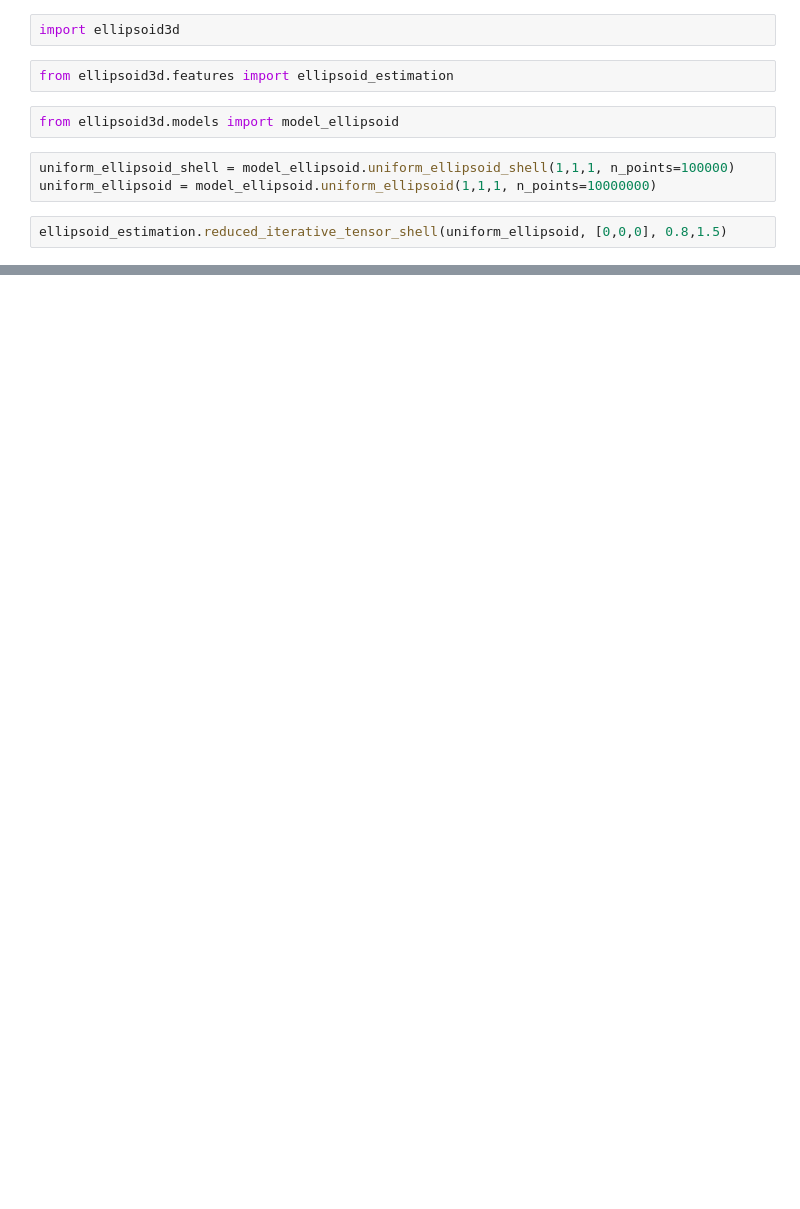
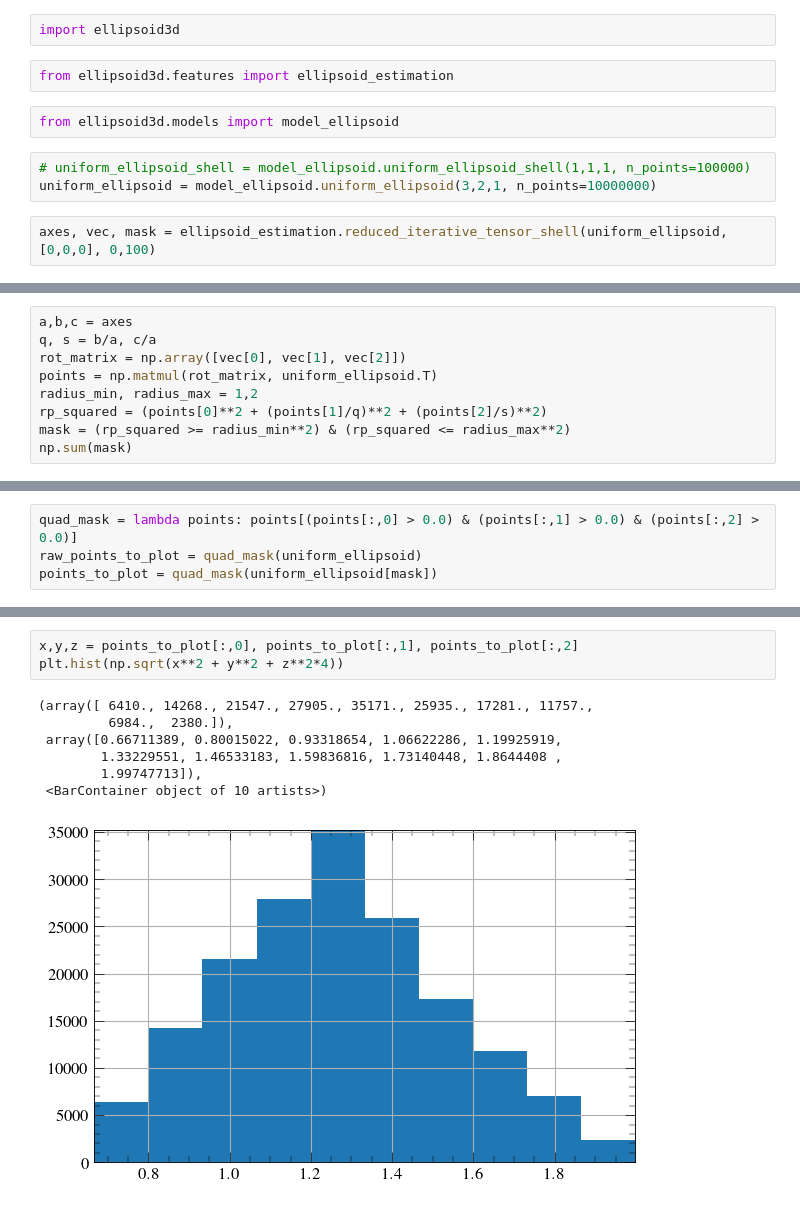
Before and after one commit to zhouconghao/ellipsoid_3d, a Jupyter notebook: notebooks/ellisoid_fitting_methods.ipynb, the cells around one changed output, grey strips where cells are left out. Drawn from its saved outputs; the diff is of its cells as text; blank space fills up the shorter version.

Commit message:
update visualization and calculation scripts

```diff
--- a/notebooks/ellisoid_fitting_methods.ipynb
+++ b/notebooks/ellisoid_fitting_methods.ipynb
@@ -12,8 +14,8 @@ from ellipsoid3d.features import ellipsoid_estimation
 # %%
 from ellipsoid3d.models import model_ellipsoid
 # %%
-uniform_ellipsoid_shell = model_ellipsoid.uniform_ellipsoid_shell(1,1,1, n_points=100000)
-uniform_ellipsoid = model_ellipsoid.uniform_ellipsoid(1,1,1, n_points=10000000)
+# uniform_ellipsoid_shell = model_ellipsoid.uniform_ellipsoid_shell(1,1,1, n_points=100000)
+uniform_ellipsoid = model_ellipsoid.uniform_ellipsoid(3,2,1, n_points=10000000)
 # %%
-ellipsoid_estimation.reduced_iterative_tensor_shell(uniform_ellipsoid, [0,0,0], 0.8,1.5)
+axes, vec, mask = ellipsoid_estimation.reduced_iterative_tensor_shell(uniform_ellipsoid, [0,0,0], 0,100)
 # %% [output]
@@ -31,0 +39,9 @@ projection matrix [[ 0.70929224 -0.64717445  0.27940965]
+# %%
+a,b,c = axes
+q, s = b/a, c/a
+rot_matrix = np.array([vec[0], vec[1], vec[2]])
+points = np.matmul(rot_matrix, uniform_ellipsoid.T)
+radius_min, radius_max = 1,2
+rp_squared = (points[0]**2 + (points[1]/q)**2 + (points[2]/s)**2)
+mask = (rp_squared >= radius_min**2) & (rp_squared <= radius_max**2)
+np.sum(mask)
@@ -31,0 +54,4 @@ projection matrix [[ 0.70929224 -0.64717445  0.27940965]
+# %%
+quad_mask = lambda points: points[(points[:,0] > 0.0) & (points[:,1] > 0.0) & (points[:,2] > 0.0)]
+raw_points_to_plot = quad_mask(uniform_ellipsoid)
+points_to_plot = quad_mask(uniform_ellipsoid[mask])
@@ -31,0 +68,11 @@ projection matrix [[ 0.70929224 -0.64717445  0.27940965]
+# %%
+x,y,z = points_to_plot[:,0], points_to_plot[:,1], points_to_plot[:,2]
+plt.hist(np.sqrt(x**2 + y**2 + z**2*4))
+# %% [output]
+(array([ 6410., 14268., 21547., 27905., 35171., 25935., 17281., 11757.,
+         6984.,  2380.]),
+ array([0.66711389, 0.80015022, 0.93318654, 1.06622286, 1.19925919,
+        1.33229551, 1.46533183, 1.59836816, 1.73140448, 1.8644408 ,
+        1.99747713]),
+ <BarContainer object of 10 artists>)
+[figure, added]
```
Also changed, not shown: parts of 8 cells of this notebook, 2 other files.
